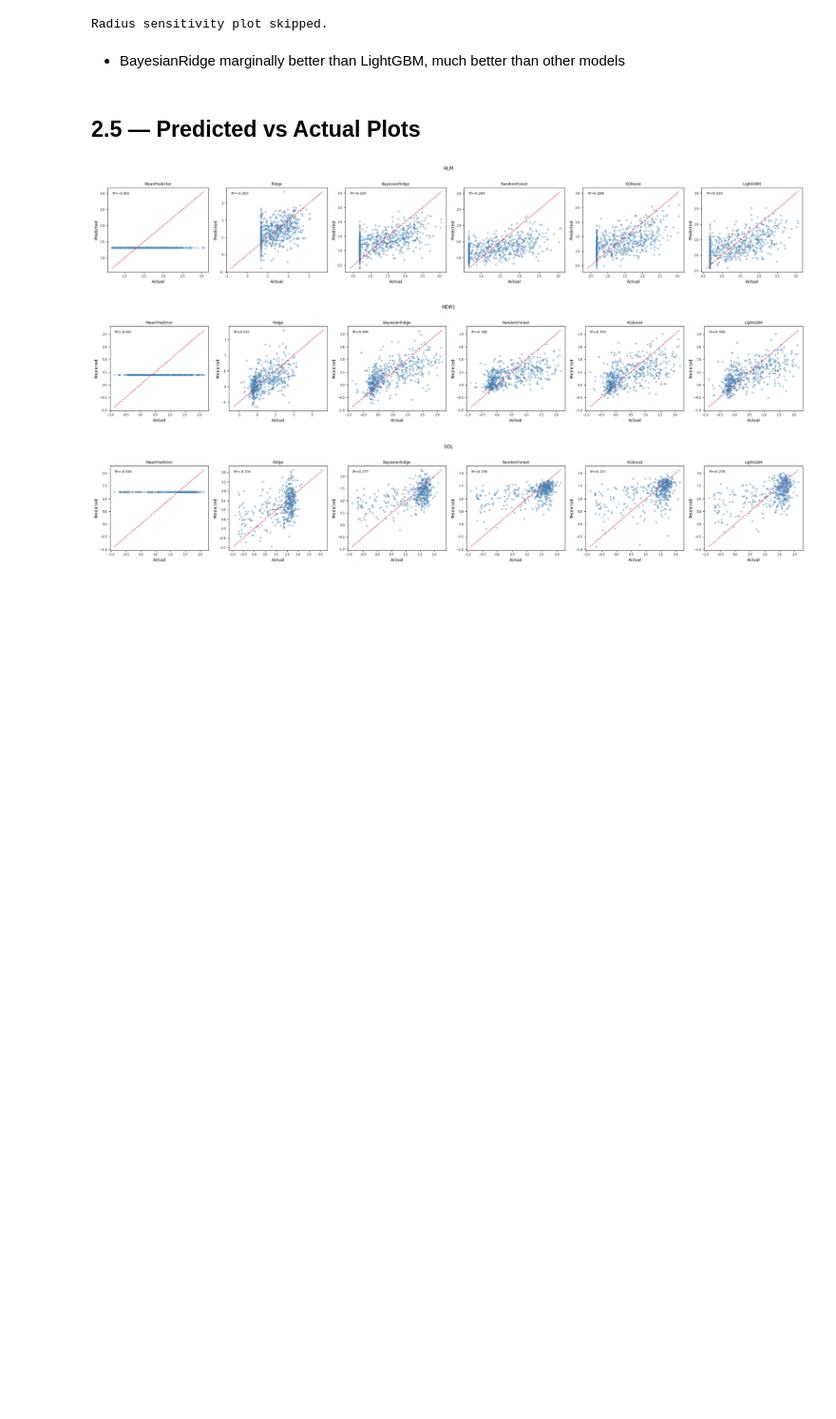
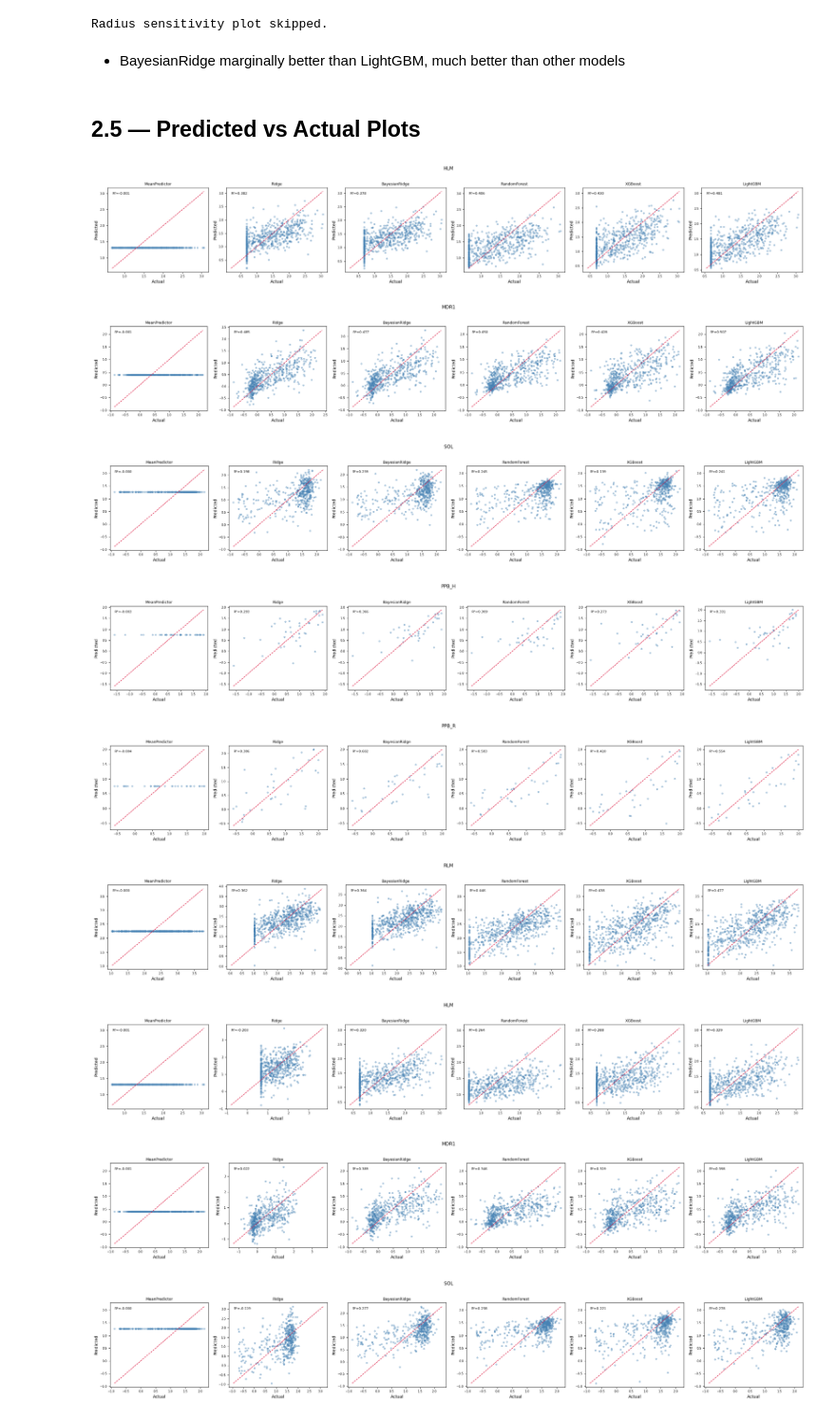
Before and after one commit to Zarif-S/uniq-plus-data-quantity-noise-qsar, a Jupyter notebook: notebooks/01_adme_eda_baseline.ipynb, the cells around one changed output. Shown at 95% size. Saved outputs shown, nothing was run; the diff lists cells and outputs as text; code cells hidden in the pictures; blank space fills up the shorter version.

```diff
--- a/notebooks/01_adme_eda_baseline.ipynb
+++ b/notebooks/01_adme_eda_baseline.ipynb
@@ -1239,5 +1239,22 @@ Radius sensitivity plot skipped.
 - BayesianRidge marginally better than LightGBM, much better than other models
 # %% [markdown]
 ## 2.5 — Predicted vs Actual Plots
+# %%
+from src.plotting import pred_vs_actual_grid
+
+# Note if using preds_store hten using morgan fingerprints, need to swap to ECFP4 Morgan fingerprints
+
+for col in ENDPOINT_COLS:
+    ep = EP_SHORT_MAP[col]
+    fig = pred_vs_actual_grid(preds_store_rdkit[col], title=ep)
+    plt.savefig(f'../figures/2.5_pred_vs_actual_{ep}.png', dpi=150, bbox_inches='tight')
+    plt.show()
+# %% [output]
+[figure, added]
+[figure, added]
+[figure, added]
+[figure, added]
+[figure, added]
+[figure, added]
 # %%
 from src.plotting import pred_vs_actual_grid
```
Also changed, not shown: parts of 6 cells of this notebook, 37 other files.
